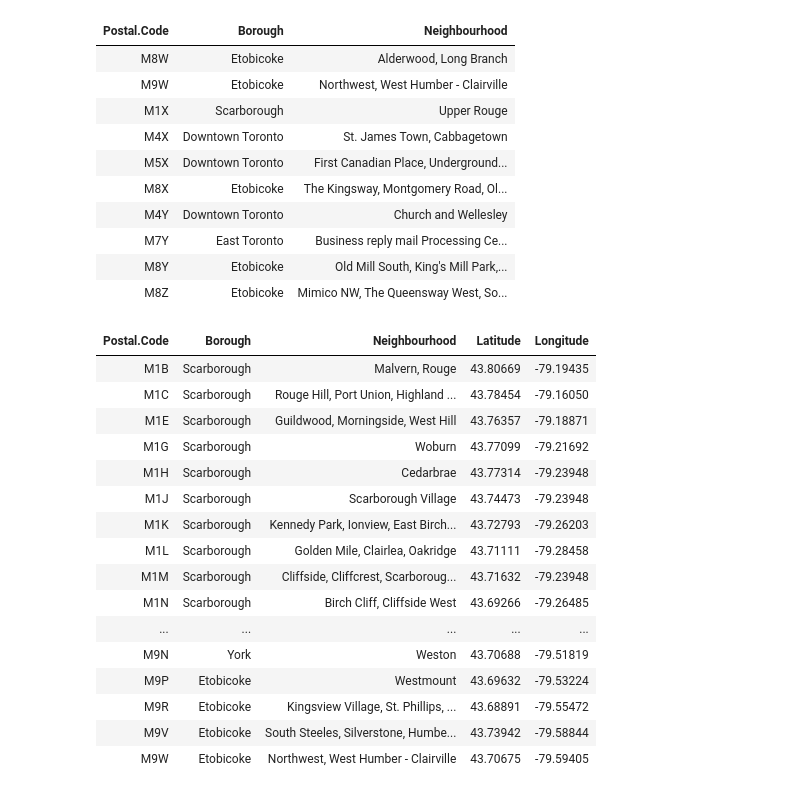
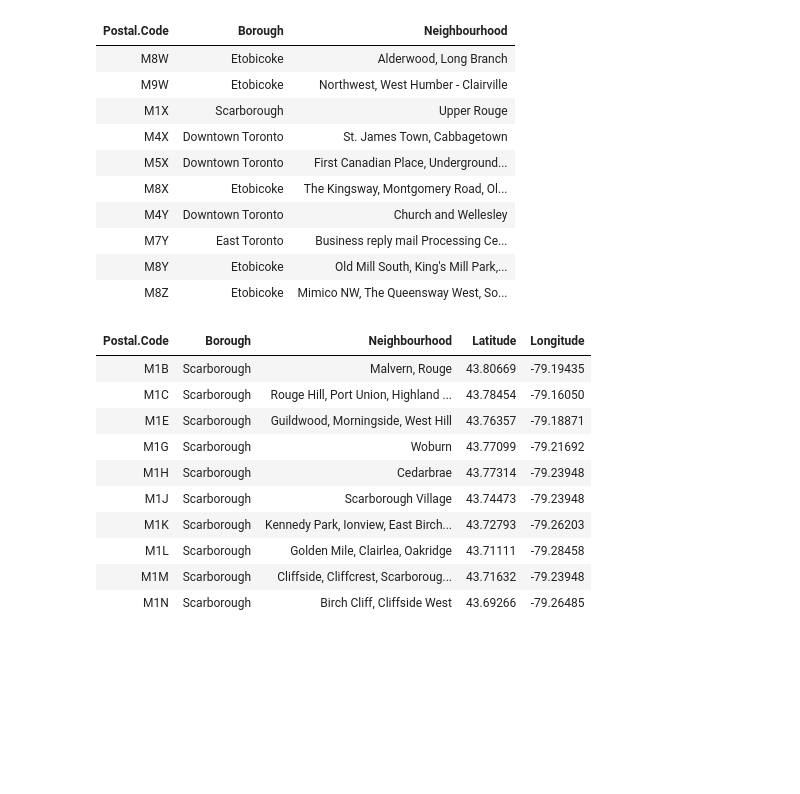
Before and after one commit to Ajeethaa/Coursera_Capstone, a Jupyter notebook: Neighbourhood Segmentation and Clustering using R.ipynb, the cells around one changed output. Saved outputs shown, nothing was run; the diff lists cells and outputs as text; code cells hidden in the pictures; blank space fills up the shorter version.

```diff
--- a/Neighbourhood Segmentation and Clustering using R.ipynb
+++ b/Neighbourhood Segmentation and Clustering using R.ipynb
@@ -81,23 +83,17 @@ library(dplyr)
 geospatial <- read.csv('Geospatial_Coordinates.csv')
 #to merge both dataframes
 full_data <- merge(x=table_of_postal_codes,y=geospatial,by="Postal.Code")
-# %%
-full_data
-# %% [output]
-| Postal.Code | Borough | Neighbourhood | Latitude | Longitude |
-| M1B | Scarborough | Malvern, Rouge | 43.80669 | -79.19435 |
-| M1C | Scarborough | Rouge Hill, Port Union, Highland ... | 43.78454 | -79.16050 |
-| M1E | Scarborough | Guildwood, Morningside, West Hill | 43.76357 | -79.18871 |
-| M1G | Scarborough | Woburn | 43.77099 | -79.21692 |
-| M1H | Scarborough | Cedarbrae | 43.77314 | -79.23948 |
-| M1J | Scarborough | Scarborough Village | 43.74473 | -79.23948 |
-| M1K | Scarborough | Kennedy Park, Ionview, East Birch... | 43.72793 | -79.26203 |
-| M1L | Scarborough | Golden Mile, Clairlea, Oakridge | 43.71111 | -79.28458 |
-| M1M | Scarborough | Cliffside, Cliffcrest, Scarboroug... | 43.71632 | -79.23948 |
-| M1N | Scarborough | Birch Cliff, Cliffside West | 43.69266 | -79.26485 |
-| ... | ... | ... | ... | ... |
-| M9N | York | Weston | 43.70688 | -79.51819 |
-| M9P | Etobicoke | Westmount | 43.69632 | -79.53224 |
-| M9R | Etobicoke | Kingsview Village, St. Phillips, ... | 43.68891 | -79.55472 |
-| M9V | Etobicoke | South Steeles, Silverstone, Humbe... | 43.73942 | -79.58844 |
-| M9W | Etobicoke | Northwest, West Humber - Clairville | 43.70675 | -79.59405 |
+# %%
+head(full_data, 10)
+# %% [output]
+| Postal.Code | Borough | Neighbourhood | Latitude | Longitude |
+| M1B | Scarborough | Malvern, Rouge | 43.80669 | -79.19435 |
+| M1C | Scarborough | Rouge Hill, Port Union, Highland ... | 43.78454 | -79.16050 |
+| M1E | Scarborough | Guildwood, Morningside, West Hill | 43.76357 | -79.18871 |
+| M1G | Scarborough | Woburn | 43.77099 | -79.21692 |
+| M1H | Scarborough | Cedarbrae | 43.77314 | -79.23948 |
+| M1J | Scarborough | Scarborough Village | 43.74473 | -79.23948 |
+| M1K | Scarborough | Kennedy Park, Ionview, East Birch... | 43.72793 | -79.26203 |
+| M1L | Scarborough | Golden Mile, Clairlea, Oakridge | 43.71111 | -79.28458 |
+| M1M | Scarborough | Cliffside, Cliffcrest, Scarboroug... | 43.71632 | -79.23948 |
+| M1N | Scarborough | Birch Cliff, Cliffside West | 43.69266 | -79.26485 |
```
Also changed, not shown: parts of 9 cells of this notebook, 2 other files.
